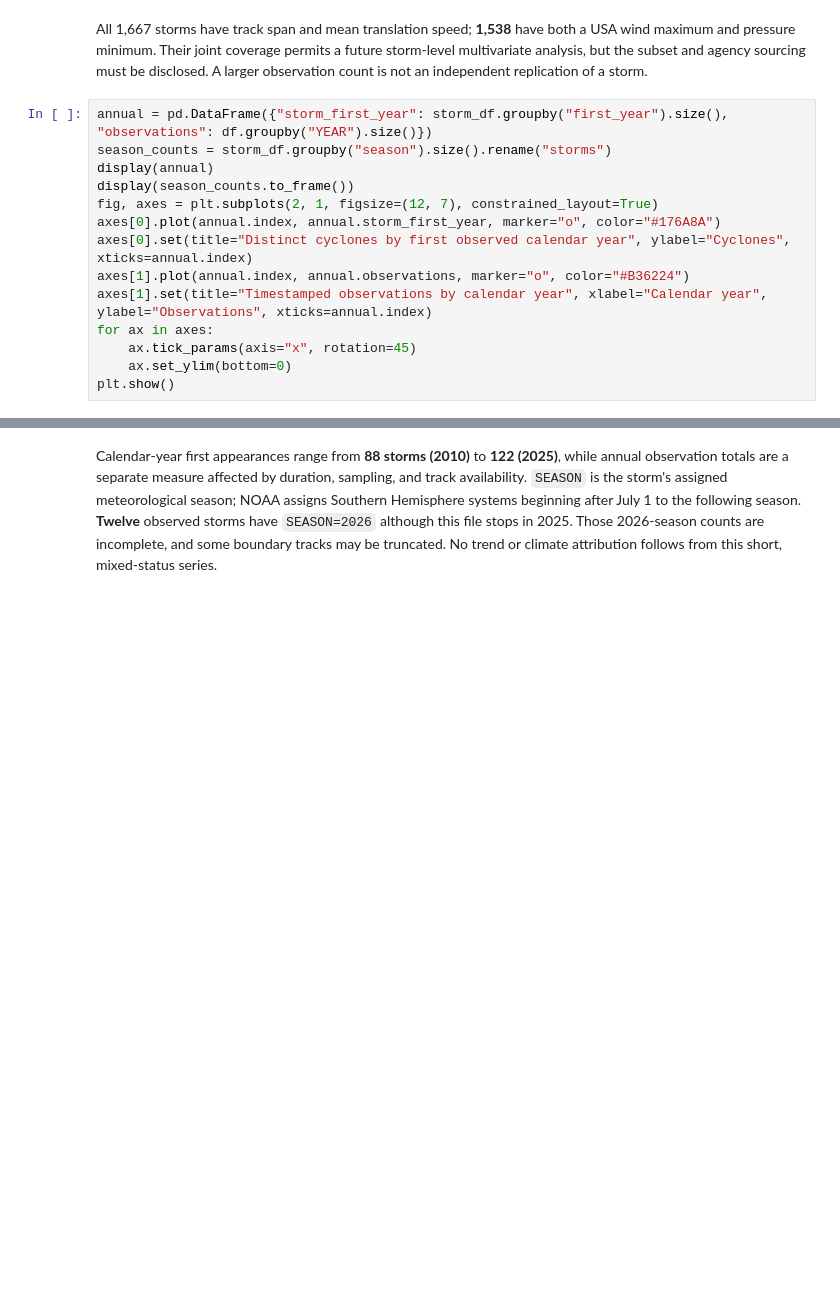
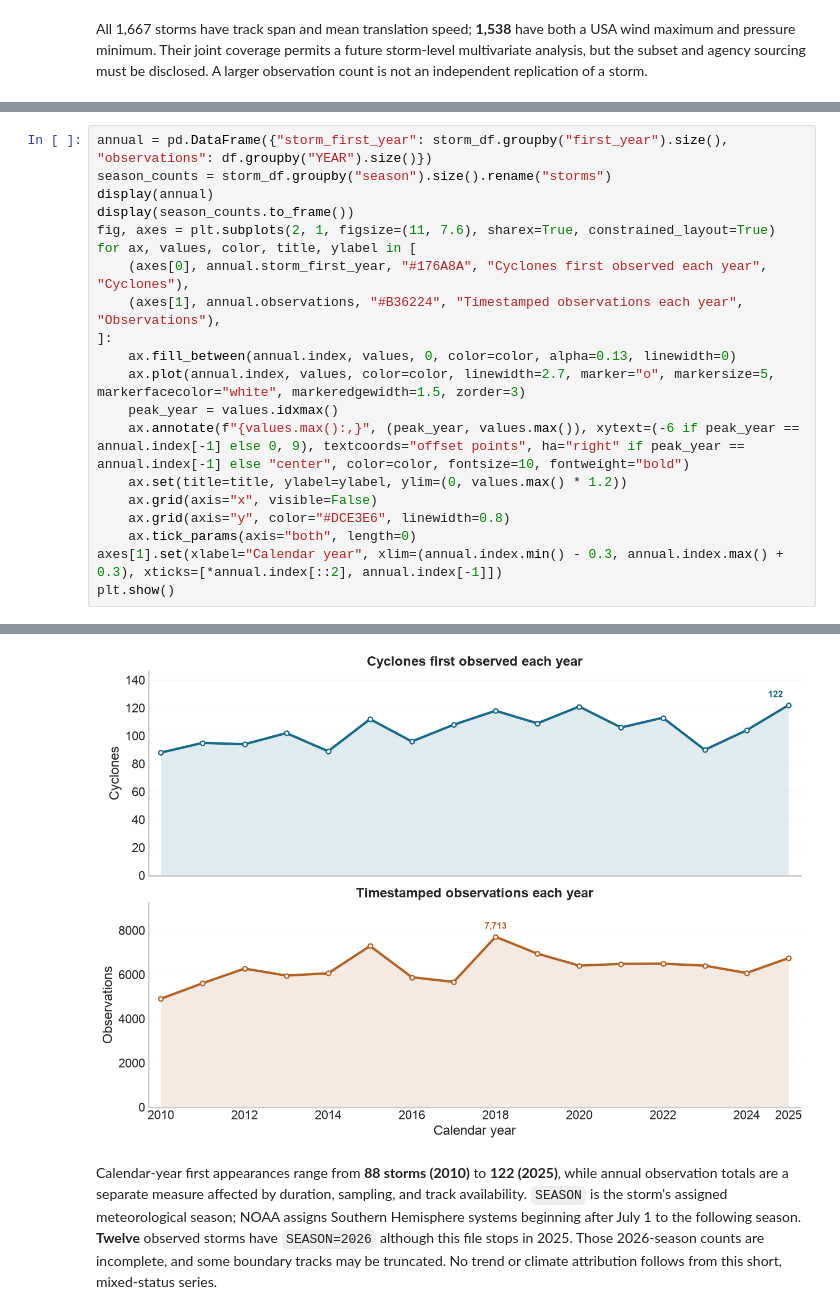
Before and after one commit to enxhi2222/tropical-cyclone-analysis, a Jupyter notebook: 02_data_exploration.ipynb, the cells around one changed output, grey strips where cells are left out. Cells and saved outputs as stored; diff of their text form; blank space fills up the shorter version.

```diff
--- a/02_data_exploration.ipynb
+++ b/02_data_exploration.ipynb
@@ -208,17 +208,3 @@ display(storm_df[["observations", "duration_days", "max_usa_wind", "min_usa_pres
 | mean_speed | 1667 |
 # %% [markdown]
 All 1,667 storms have track span and mean translation speed; **1,538** have both a USA wind maximum and pressure minimum. Their joint coverage permits a future storm-level multivariate analysis, but the subset and agency sourcing must be disclosed. A larger observation count is not an independent replication of a storm.
-# %%
-annual = pd.DataFrame({"storm_first_year": storm_df.groupby("first_year").size(), "observations": df.groupby("YEAR").size()})
-season_counts = storm_df.groupby("season").size().rename("storms")
-display(annual)
-display(season_counts.to_frame())
-fig, axes = plt.subplots(2, 1, figsize=(12, 7), constrained_layout=True)
-axes[0].plot(annual.index, annual.storm_first_year, marker="o", color="#176A8A")
-axes[0].set(title="Distinct cyclones by first observed calendar year", ylabel="Cyclones", xticks=annual.index)
-axes[1].plot(annual.index, annual.observations, marker="o", color="#B36224")
-axes[1].set(title="Timestamped observations by calendar year", xlabel="Calendar year", ylabel="Observations", xticks=annual.index)
-for ax in axes:
-    ax.tick_params(axis="x", rotation=45)
-    ax.set_ylim(bottom=0)
-plt.show()
@@ -262,0 +211,21 @@ plt.show()
+# %%
+annual = pd.DataFrame({"storm_first_year": storm_df.groupby("first_year").size(), "observations": df.groupby("YEAR").size()})
+season_counts = storm_df.groupby("season").size().rename("storms")
+display(annual)
+display(season_counts.to_frame())
+fig, axes = plt.subplots(2, 1, figsize=(11, 7.6), sharex=True, constrained_layout=True)
+for ax, values, color, title, ylabel in [
+    (axes[0], annual.storm_first_year, "#176A8A", "Cyclones first observed each year", "Cyclones"),
+    (axes[1], annual.observations, "#B36224", "Timestamped observations each year", "Observations"),
+]:
+    ax.fill_between(annual.index, values, 0, color=color, alpha=0.13, linewidth=0)
+    ax.plot(annual.index, values, color=color, linewidth=2.7, marker="o", markersize=5, markerfacecolor="white", markeredgewidth=1.5, zorder=3)
+    peak_year = values.idxmax()
+    ax.annotate(f"{values.max():,}", (peak_year, values.max()), xytext=(-6 if peak_year == annual.index[-1] else 0, 9), textcoords="offset points", ha="right" if peak_year == annual.index[-1] else "center", color=color, fontsize=10, fontweight="bold")
+    ax.set(title=title, ylabel=ylabel, ylim=(0, values.max() * 1.2))
+    ax.grid(axis="x", visible=False)
+    ax.grid(axis="y", color="#DCE3E6", linewidth=0.8)
+    ax.tick_params(axis="both", length=0)
+axes[1].set(xlabel="Calendar year", xlim=(annual.index.min() - 0.3, annual.index.max() + 0.3), xticks=[*annual.index[::2], annual.index[-1]])
+plt.show()
+# %% [output]
@@ -263,3 +268,4 @@ plt.show()
+[figure, added]
 # %% [markdown]
 Calendar-year first appearances range from **88 storms (2010)** to **122 (2025)**, while annual observation totals are a separate measure affected by duration, sampling, and track availability. `SEASON` is the storm's assigned meteorological season; NOAA assigns Southern Hemisphere systems beginning after July 1 to the following season. **Twelve** observed storms have `SEASON=2026` although this file stops in 2025. Those 2026-season counts are incomplete, and some boundary tracks may be truncated. No trend or climate attribution follows from this short, mixed-status series.
 # %% [markdown]
```
Also changed, not shown: parts of 3 cells of this notebook.
